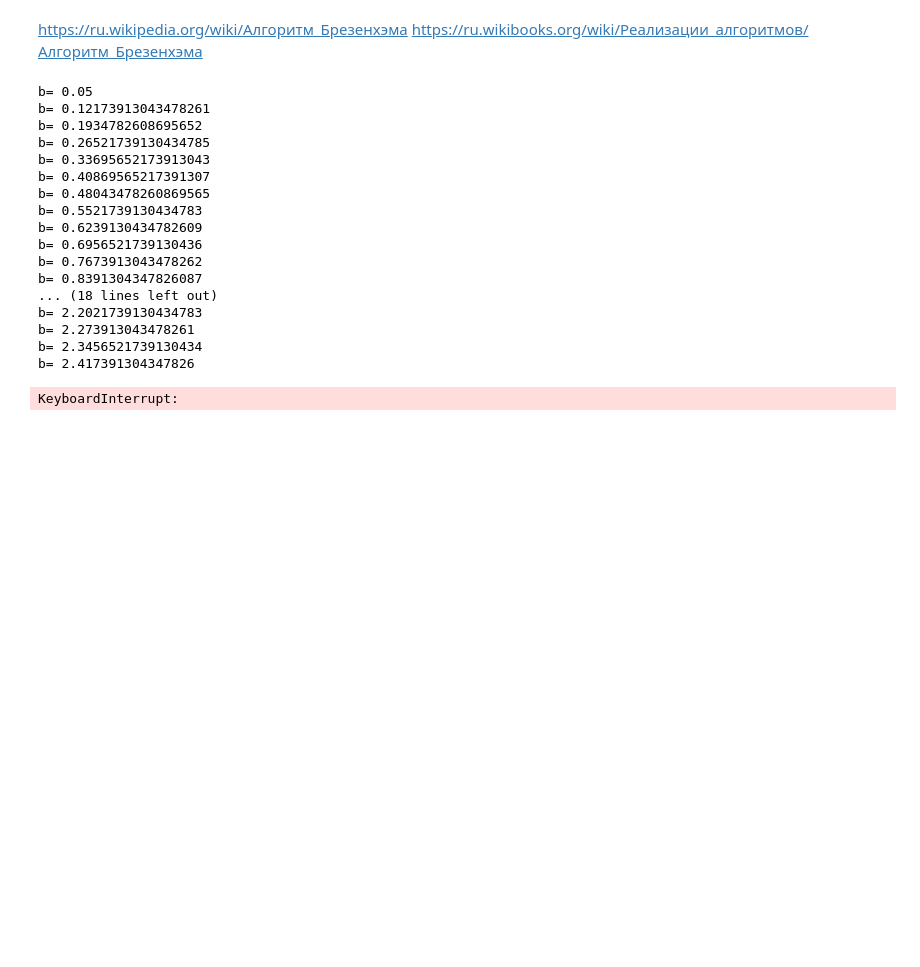
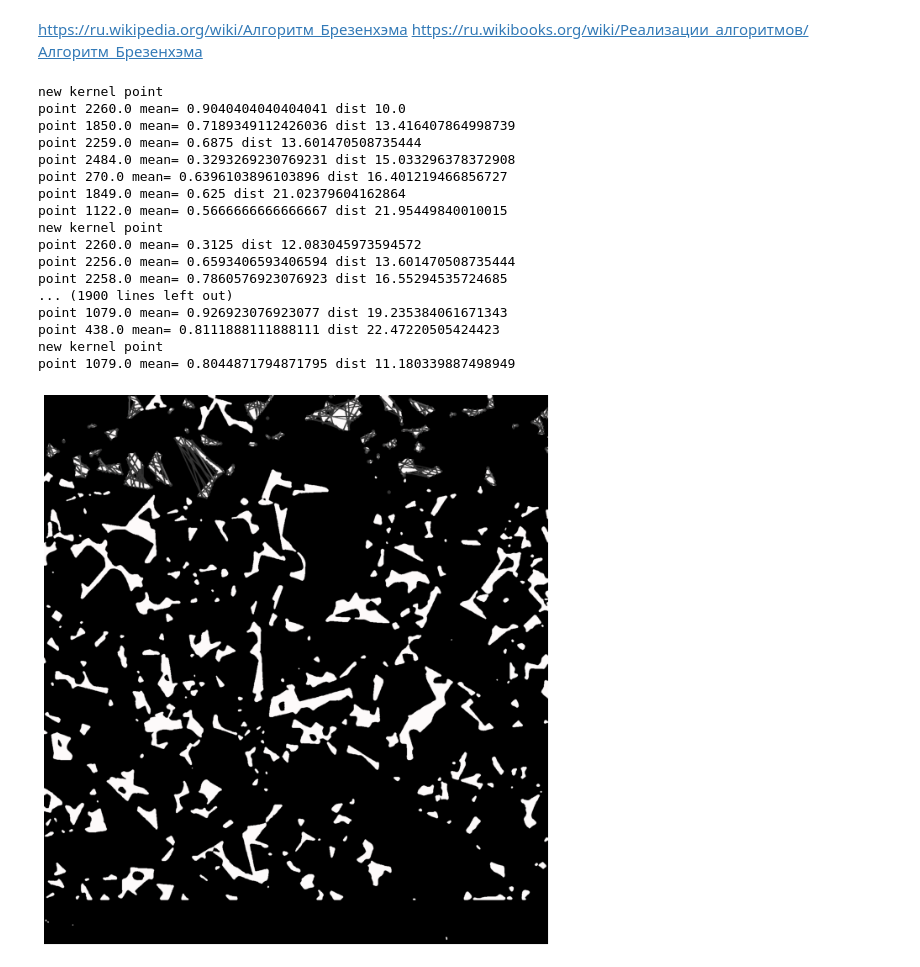
Before and after one commit to dkagramanyan/WC-Co_computer_vision, a Jupyter notebook: graph-segmentation.ipynb, the cells around one changed output. Saved outputs shown, nothing was run; the diff lists cells and outputs as text; code cells hidden in the pictures; blank space fills up the shorter version.

```diff
--- a/graph-segmentation.ipynb
+++ b/graph-segmentation.ipynb
@@ -358,9 +341,9 @@ def mean_pixel(image,norm_val,thresh,point1,point2,r,beta):
 # %%
-def estimate_edges(image,norm_val,thresh,node,corners,beta,position=0,radius=2):
+def estimate_edges(image,node,corners,position=0,radius=2):
     # вычисление расстояния и среднего значения между
     # точкой с индексом posion и остальными точками пустоты
     v1=node[position]
-    vals=np.zeros((len(node),2))
+    vals=np.zeros((len(node),3))
     if v1!=0:
         for i,v2 in enumerate(node):
 
@@ -368,6 +351,9 @@ def estimate_edges(image,norm_val,thresh,node,corners,beta,position=0,radius=2):
                 vals[i,0]=v2
                 point1=corners[v1]
                 point2=corners[v2]
-                k=mean_pixel(image,norm_val,thresh,point1[0],point2[0],radius,beta=beta)
-                vals[i,1]=k
+                mean,dist=mean_pixel(image,point1[0],point2[0],radius)
+                vals[i,1]=mean
+                vals[i,2]=dist
+
+    vals=vals[np.argsort(vals[:,2])]
     return vals
@@ -448,51 +425,39 @@ def sort_perimetr(image,nodes,corners,thresh,beta,radius=5):
     return new_nodes
 # %%
 image=image2
-N=212
-max_dist=80
-# 46
 radius=6
-#img=Image.fromarray(np.uint8(cm.gist_earth(image)*255))
-#image = ImageOps.expand(img,border=radius,fill='black')
-#image=np.array(image)
-image=rgb2gray(image)
+eps=0.1
 
-#vals=estimate_edges(image,nodes[N],corners,position=position,radius=5)
+img=Image.fromarray(image)
+image = ImageOps.expand(img,border=radius,fill='black')
+image=np.array(image)
 
-#img=draw_edges(image,position,node.astype('int64'),vals,corners,max_dist)
-i=4
-b=0.5
-thresh=0.35
-b_lin=np.linspace(0.05,5,70)
-for b in b_lin:
-    print('b=',b)
-    new_nodes=sort_perimetr(image,nodes2[:50],grain2_corners,thresh=thresh,radius=radius,beta=b)
-    img=draw_edges(image2,new_nodes[1:50],grain2_corners)
-  #  img_show(img,cmap='gray',N=12)
-    name='vals_b='+ str(b)+'.png'
-    io.imsave(name,img)
 
-#img_show(img,cmap='gray',N=12)
-#io.imsave('vals.png',img)
+new_nodes=sort_perimetr(image,nodes2[2:50],eps,grain2_corners,radius=radius)
+
+img=draw_edges(image2,new_nodes[2:50],grain2_corners)
+img_show(img,cmap='gray',N=12)
+name='vals.png'
+io.imsave(name,img)
 # %% [output]
-b= 0.05
-b= 0.12173913043478261
-b= 0.1934782608695652
-b= 0.26521739130434785
-b= 0.33695652173913043
-b= 0.40869565217391307
-b= 0.48043478260869565
-b= 0.5521739130434783
-b= 0.6239130434782609
-b= 0.6956521739130436
-b= 0.7673913043478262
-b= 0.8391304347826087
-... (18 lines left out)
-b= 2.2021739130434783
-b= 2.273913043478261
-b= 2.3456521739130434
-b= 2.417391304347826
+new kernel point
+point 2260.0 mean= 0.9040404040404041 dist 10.0
+point 1850.0 mean= 0.7189349112426036 dist 13.416407864998739
+point 2259.0 mean= 0.6875 dist 13.601470508735444
+point 2484.0 mean= 0.3293269230769231 dist 15.033296378372908
+point 270.0 mean= 0.6396103896103896 dist 16.401219466856727
+point 1849.0 mean= 0.625 dist 21.02379604162864
+point 1122.0 mean= 0.5666666666666667 dist 21.95449840010015
+new kernel point
+point 2260.0 mean= 0.3125 dist 12.083045973594572
+point 2256.0 mean= 0.6593406593406594 dist 13.601470508735444
+point 2258.0 mean= 0.7860576923076923 dist 16.55294535724685
+... (1900 lines left out)
+point 1079.0 mean= 0.926923076923077 dist 19.235384061671343
+point 438.0 mean= 0.8111888111888111 dist 22.47220505424423
+new kernel point
+point 1079.0 mean= 0.8044871794871795 dist 11.180339887498949
-KeyboardInterrupt:
+[figure, added]
 # %%
 def draw_edges(image,nodes,corners,color=(51,51,51)):
     new_image=copy.copy(image)
```
Also changed, not shown: parts of 9 cells of this notebook.
